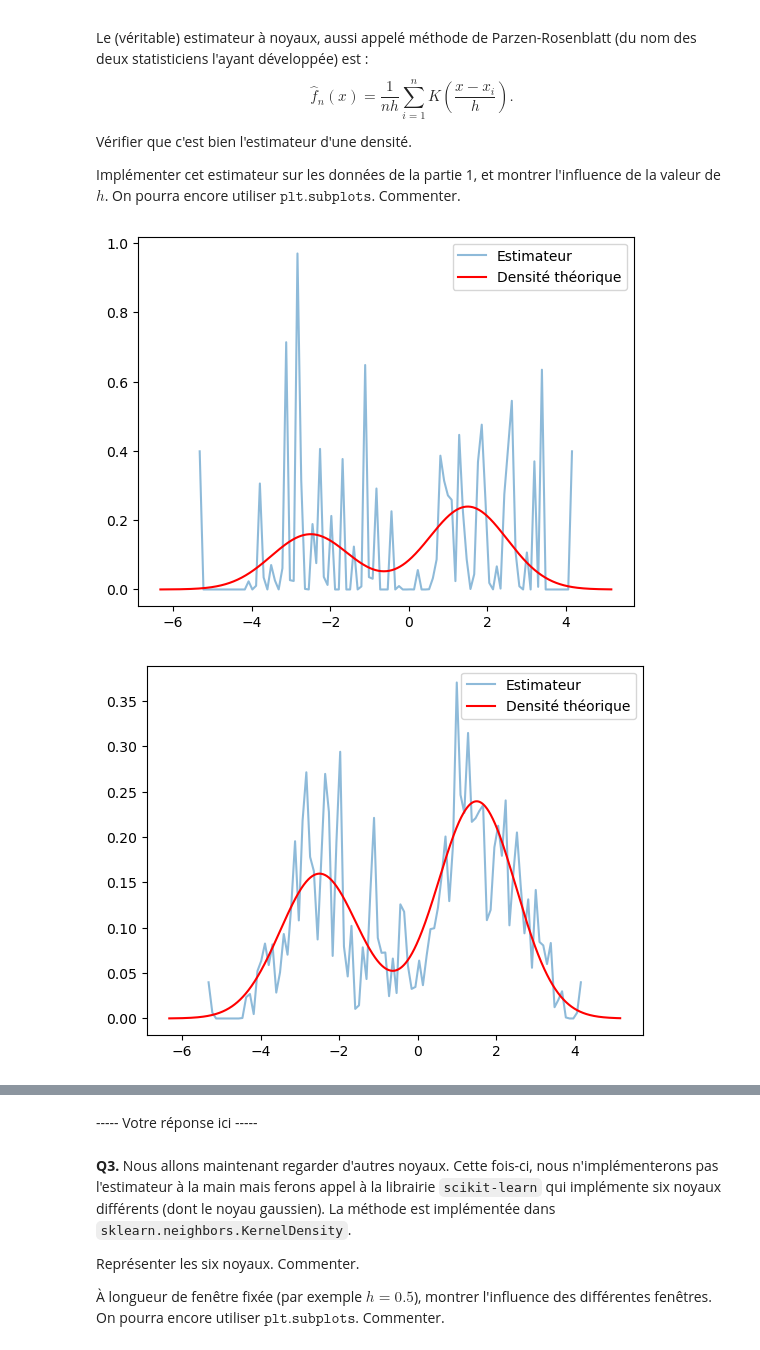
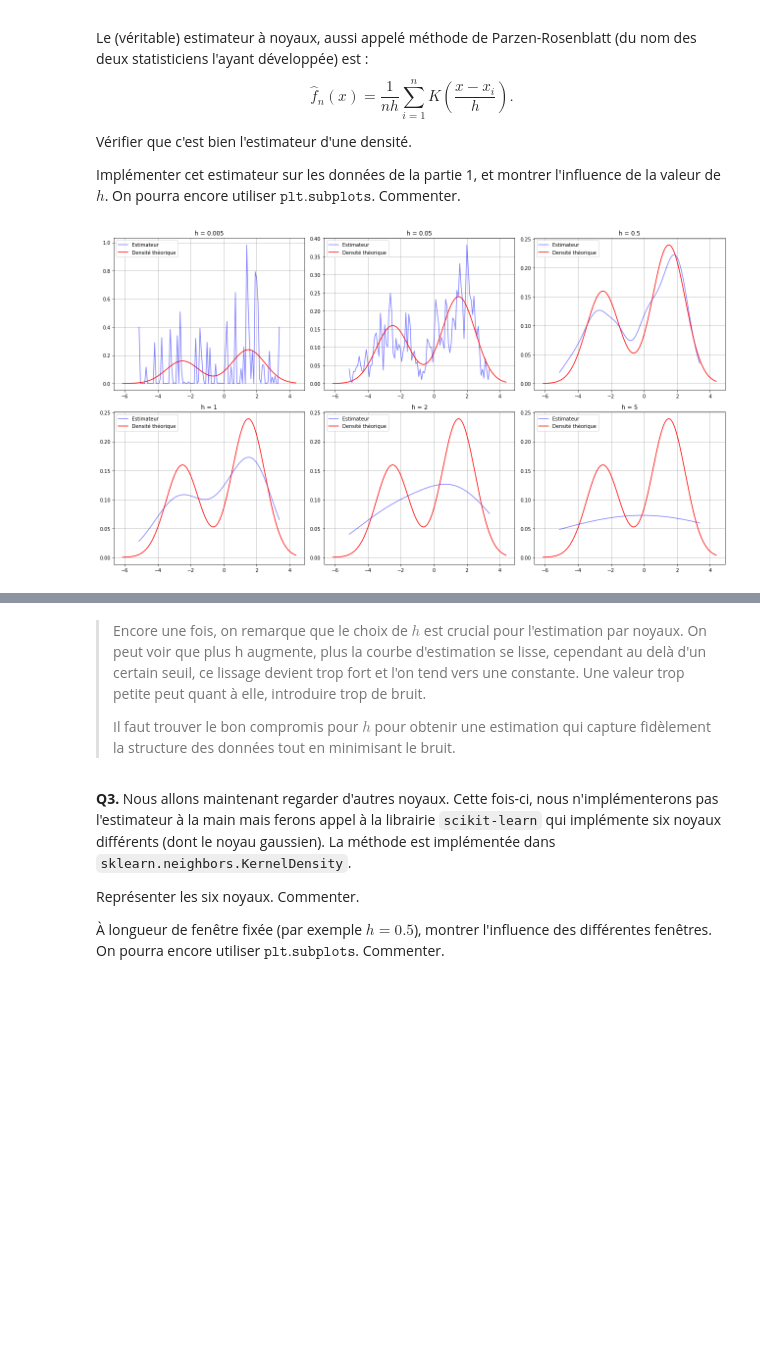
Before and after one commit to benech17/Estimation-SDIA, a Jupyter notebook: tp2_BENICHOU_BONNEFOY.ipynb, the cells around one changed output, grey strips where cells are left out. Drawn from its saved outputs; the diff is of its cells as text; code cells hidden in the pictures; blank space fills up the shorter version.

```diff
--- a/tp2_BENICHOU_BONNEFOY.ipynb
+++ b/tp2_BENICHOU_BONNEFOY.ipynb
@@ -69,7 +69,7 @@ samples = np.concatenate([samples1, samples2])
 
 # Plot histograms with varying number of bins
 
-Nb_values = [10, 25, 50, 100]
+Nb_values = [5, 10, 25, 50]
 
 def mixture_density(x, mu1, mu2, sigma1, sigma2, pi1, pi2):
     return pi1 * (1 / (sigma1 * np.sqrt(2 * np.pi))) * np.exp(-0.5 * ((x - mu1) / sigma1)**2) + \
@@ -125,7 +131,7 @@ Prendre 10 observations des données générées dans la partie 1. Sur un même
 # %%
 # Randomly select 10 points from previously generated dataset
 
-x_select=np.random.choice(samples,10)
+x_select=np.random.choice(samples,10, replace=False)
 print(x_select)
 
 def fn(x):
@@ -138,12 +144,13 @@ X_long = np.linspace(samples.min(), samples.max(), 100)
 Y_long=fn(X_long)
 for i in range(len(Y_long)):
     Z=Y_long[i]
-    plt.plot(X_long, Z, alpha=0.5 )
+    plt.plot(X_long, Z, '--', alpha=0.7)
+
     plt.scatter(x_select, [1/np.sqrt(2*np.pi)*1/len(x_select)]*len(x_select), c='r')
-plt.plot(X_long, Y_long.sum(axis=0),  alpha=0.5,label='Estimateur')
+plt.plot(X_long, Y_long.sum(axis=0),'b-',  alpha=0.7,label='Estimateur')
 plt.plot(x_values, y_values, 'r-', label='Densité théorique')
 plt.legend()
-
+plt.grid(True)
 
 plt.show()
 # %% [output]
@@ -164,23 +174,28 @@ Vérifier que c'est bien l'estimateur d'une densité.
 Implémenter cet estimateur sur les données de la partie 1, et montrer l'influence de la valeur de $h$. On pourra encore utiliser $\texttt{plt.subplots}$. Commenter.
 # %%
 # Randomly select 10 points from previously generated dataset
-
-
 
 def fn2(x,h):
     l=[]
     for xk in samples:
         l.append(1/np.sqrt(2*np.pi)*np.exp(-np.square((x-xk)/h)/2)*1/(len(samples)*h))
     return np.array(l)
-H=[0.005,0.05,0.5,5,20]
-for h in H:
+
+H=[0.005,0.05,0.5,1,2,5]
+
+#Affichage
+fig, axes = plt.subplots(nrows=2, ncols=3, figsize=(18, 10))
+
+for ax, h in zip(axes.ravel(), H):
     X_long = np.linspace(samples.min(), samples.max(), 100)
     Y_long=fn2(X_long,h)
+    ax.plot(X_long, Y_long.sum(axis=0),'b-',  alpha=0.5,label='Estimateur')
+    ax.plot(x_values, y_values, 'r-', label='Densité théorique')
+    ax.set_title(f"h = {h}")
+    ax.legend()
+    ax.grid(True)
 
-    plt.plot(X_long, Y_long.sum(axis=0),  alpha=0.5,label='Estimateur')
-    plt.plot(x_values, y_values, 'r-', label='Densité théorique')
-    plt.legend()
-    plt.show()
+plt.tight_layout()
+plt.show()
 # %% [output]
-[figure, old version]
+[figure, new version]
-[figure, removed]
@@ -190,6 +202,7 @@ for h in H:
 # %% [markdown]
-
------ Votre réponse ici -----
+> Encore une fois, on remarque que le choix de $h$ est crucial pour l'estimation par noyaux. On peut voir que plus h augmente, plus la courbe d'estimation se lisse, cependant au delà d'un certain seuil, ce lissage devient trop fort et l'on tend vers une constante. Une valeur trop petite peut quant à elle, introduire trop de bruit.
+>
+> Il faut trouver le bon compromis pour $h$ pour obtenir une estimation qui capture fidèlement la structure des données tout en minimisant le bruit.
 # %% [markdown]
 **Q3.** Nous allons maintenant regarder d'autres noyaux. Cette fois-ci, nous n'implémenterons pas l'estimateur à la main mais ferons appel à la librairie `scikit-learn` qui implémente six noyaux différents (dont le noyau gaussien). La méthode est implémentée dans `sklearn.neighbors.KernelDensity`.
 
```
Also changed, not shown: parts of 20 cells of this notebook, 1 other file.
